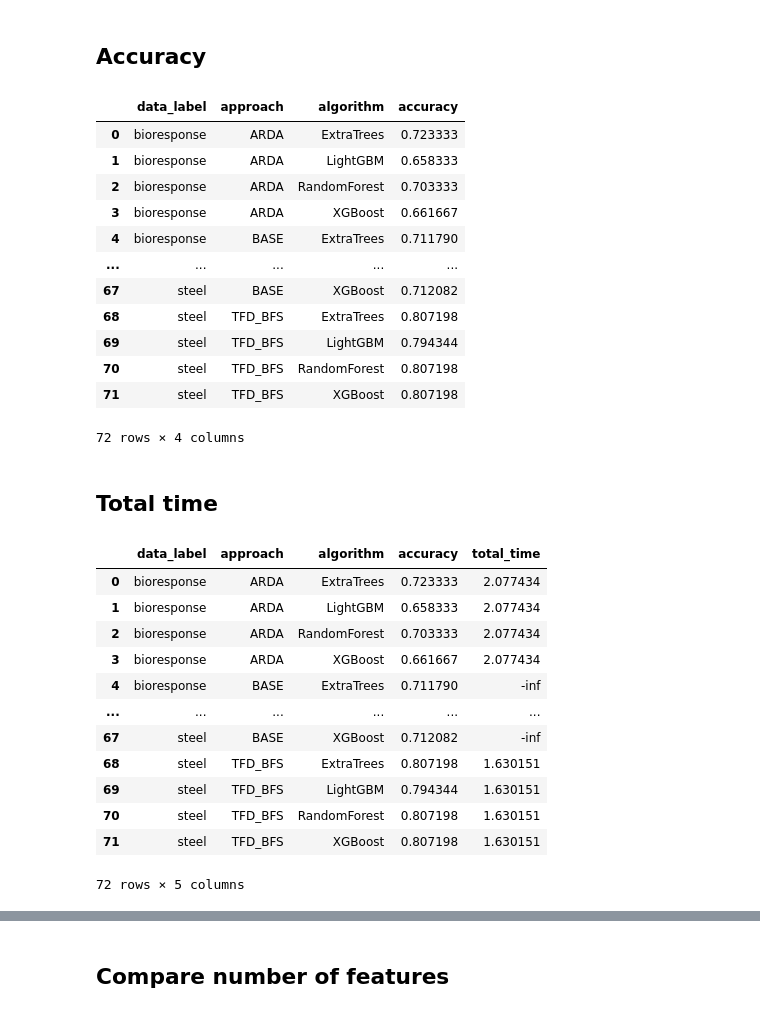
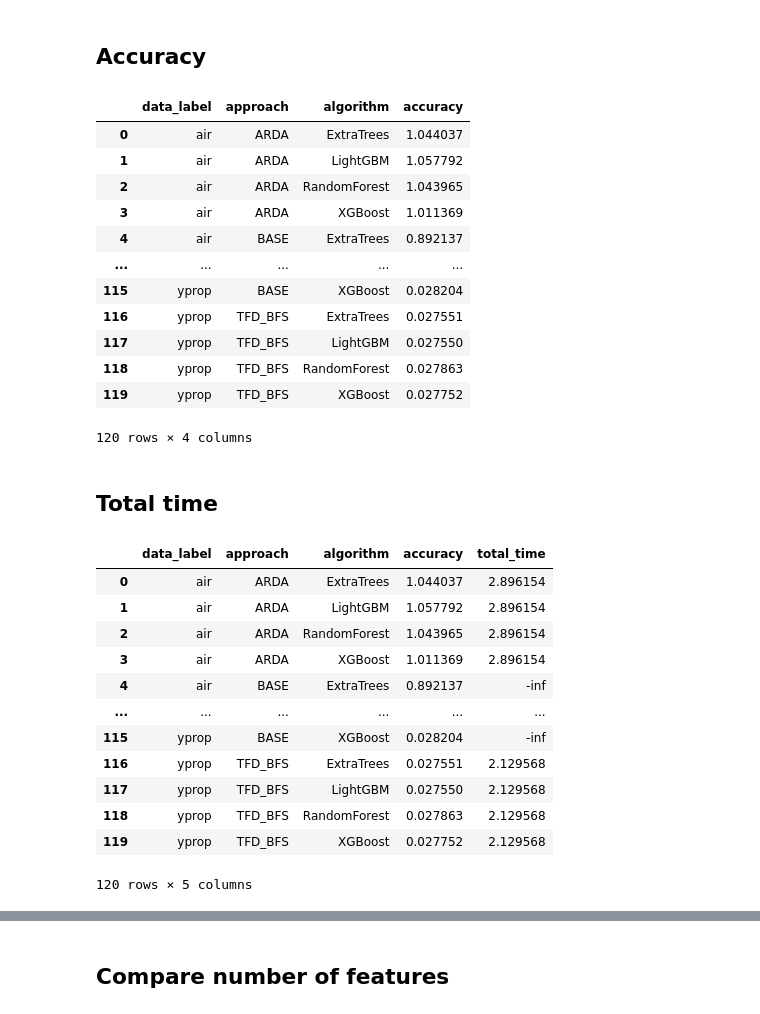
Before and after one commit to delftdata/autofeat, a Jupyter notebook: Visualisations-May.ipynb, the cells around one changed output, grey strips where cells are left out. Saved outputs shown, nothing was run; the diff lists cells and outputs as text; code cells hidden in the pictures.

```diff
--- a/Visualisations-May.ipynb
+++ b/Visualisations-May.ipynb
@@ -20,11 +20,11 @@ import ast
 folder_name = os.path.abspath(os.path.abspath(''))
 
 dataset_path = "results/"
-result_file = "all_results_autogluon.csv"
+result_file = "final_results.csv"
 
 
 filepath = os.path.join(folder_name, f"{dataset_path}/{result_file}")
-dataframe = pd.read_csv(filepath, header=0, sep=";", engine="python", decimal=",")
+dataframe = pd.read_csv(filepath, header=0)
 dataframe
 # %% [output]
 |  | algorithm | data_path | approach | data_label | join_time | total_time | feature_selection_time | depth | ... |
@@ -180,24 +188,24 @@ print(approach)
 # %%
 accuracy = dataframe.groupby(['data_label', 'approach', 'algorithm'])[['accuracy']].max().reset_index()
 
 
-accuracy_data = data.groupby(['data_label', 'approach', 'algorithm'])[['accuracy']].max().reset_index()
+# accuracy_data = data.groupby(['data_label', 'approach', 'algorithm'])[['accuracy']].max().reset_index()
 
 display(accuracy)
 # %% [output]
 |  | data_label | approach | algorithm | accuracy |
-| 0 | bioresponse | ARDA | ExtraTrees | 0.723333 |
-| 1 | bioresponse | ARDA | LightGBM | 0.658333 |
-| 2 | bioresponse | ARDA | RandomForest | 0.703333 |
-| 3 | bioresponse | ARDA | XGBoost | 0.661667 |
-| 4 | bioresponse | BASE | ExtraTrees | 0.711790 |
+| 0 | air | ARDA | ExtraTrees | 1.044037 |
+| 1 | air | ARDA | LightGBM | 1.057792 |
+| 2 | air | ARDA | RandomForest | 1.043965 |
+| 3 | air | ARDA | XGBoost | 1.011369 |
+| 4 | air | BASE | ExtraTrees | 0.892137 |
 | ... | ... | ... | ... | ... |
-| 67 | steel | BASE | XGBoost | 0.712082 |
-| 68 | steel | TFD_BFS | ExtraTrees | 0.807198 |
-| 69 | steel | TFD_BFS | LightGBM | 0.794344 |
-| 70 | steel | TFD_BFS | RandomForest | 0.807198 |
-| 71 | steel | TFD_BFS | XGBoost | 0.807198 |
+| 115 | yprop | BASE | XGBoost | 0.028204 |
+| 116 | yprop | TFD_BFS | ExtraTrees | 0.027551 |
+| 117 | yprop | TFD_BFS | LightGBM | 0.027550 |
+| 118 | yprop | TFD_BFS | RandomForest | 0.027863 |
+| 119 | yprop | TFD_BFS | XGBoost | 0.027752 |
-72 rows × 4 columns
+120 rows × 4 columns
 # %% [markdown]
 ## Total time
 # %%
@@ -209,18 +217,18 @@ total_time['total_time'] = total_time['total_time'].apply(np.log10)
 display(total_time)
 # %% [output]
 |  | data_label | approach | algorithm | accuracy | total_time |
-| 0 | bioresponse | ARDA | ExtraTrees | 0.723333 | 2.077434 |
-| 1 | bioresponse | ARDA | LightGBM | 0.658333 | 2.077434 |
-| 2 | bioresponse | ARDA | RandomForest | 0.703333 | 2.077434 |
-| 3 | bioresponse | ARDA | XGBoost | 0.661667 | 2.077434 |
-| 4 | bioresponse | BASE | ExtraTrees | 0.711790 | -inf |
+| 0 | air | ARDA | ExtraTrees | 1.044037 | 2.896154 |
+| 1 | air | ARDA | LightGBM | 1.057792 | 2.896154 |
+| 2 | air | ARDA | RandomForest | 1.043965 | 2.896154 |
+| 3 | air | ARDA | XGBoost | 1.011369 | 2.896154 |
+| 4 | air | BASE | ExtraTrees | 0.892137 | -inf |
 | ... | ... | ... | ... | ... | ... |
-| 67 | steel | BASE | XGBoost | 0.712082 | -inf |
-| 68 | steel | TFD_BFS | ExtraTrees | 0.807198 | 1.630151 |
-| 69 | steel | TFD_BFS | LightGBM | 0.794344 | 1.630151 |
-| 70 | steel | TFD_BFS | RandomForest | 0.807198 | 1.630151 |
-| 71 | steel | TFD_BFS | XGBoost | 0.807198 | 1.630151 |
+| 115 | yprop | BASE | XGBoost | 0.028204 | -inf |
+| 116 | yprop | TFD_BFS | ExtraTrees | 0.027551 | 2.129568 |
+| 117 | yprop | TFD_BFS | LightGBM | 0.027550 | 2.129568 |
+| 118 | yprop | TFD_BFS | RandomForest | 0.027863 | 2.129568 |
+| 119 | yprop | TFD_BFS | XGBoost | 0.027752 | 2.129568 |
-72 rows × 5 columns
+120 rows × 5 columns
 # %%
 folder_name = os.path.abspath(os.path.abspath(''))
 
```
Also changed, not shown: parts of 9 cells of this notebook, 1 other file.
